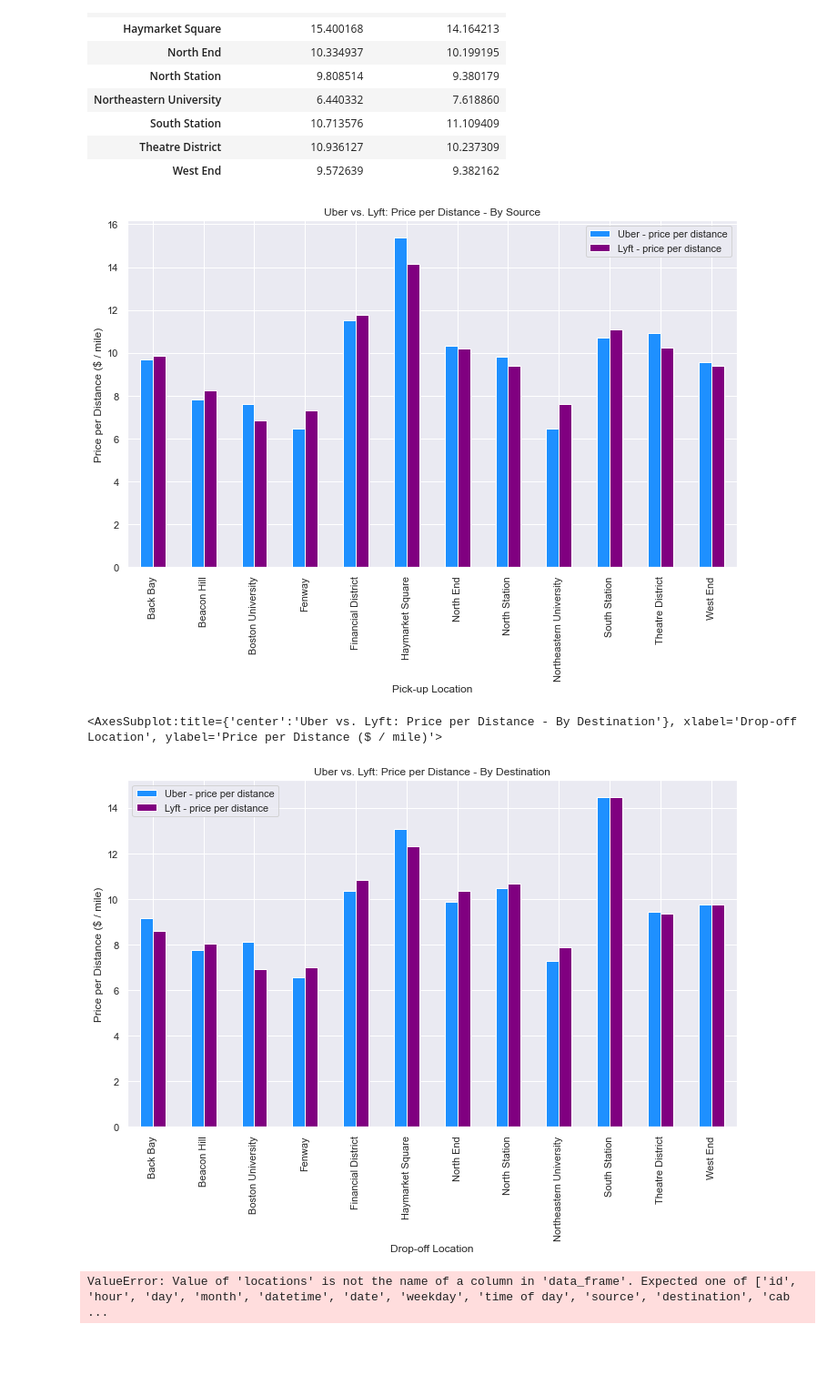
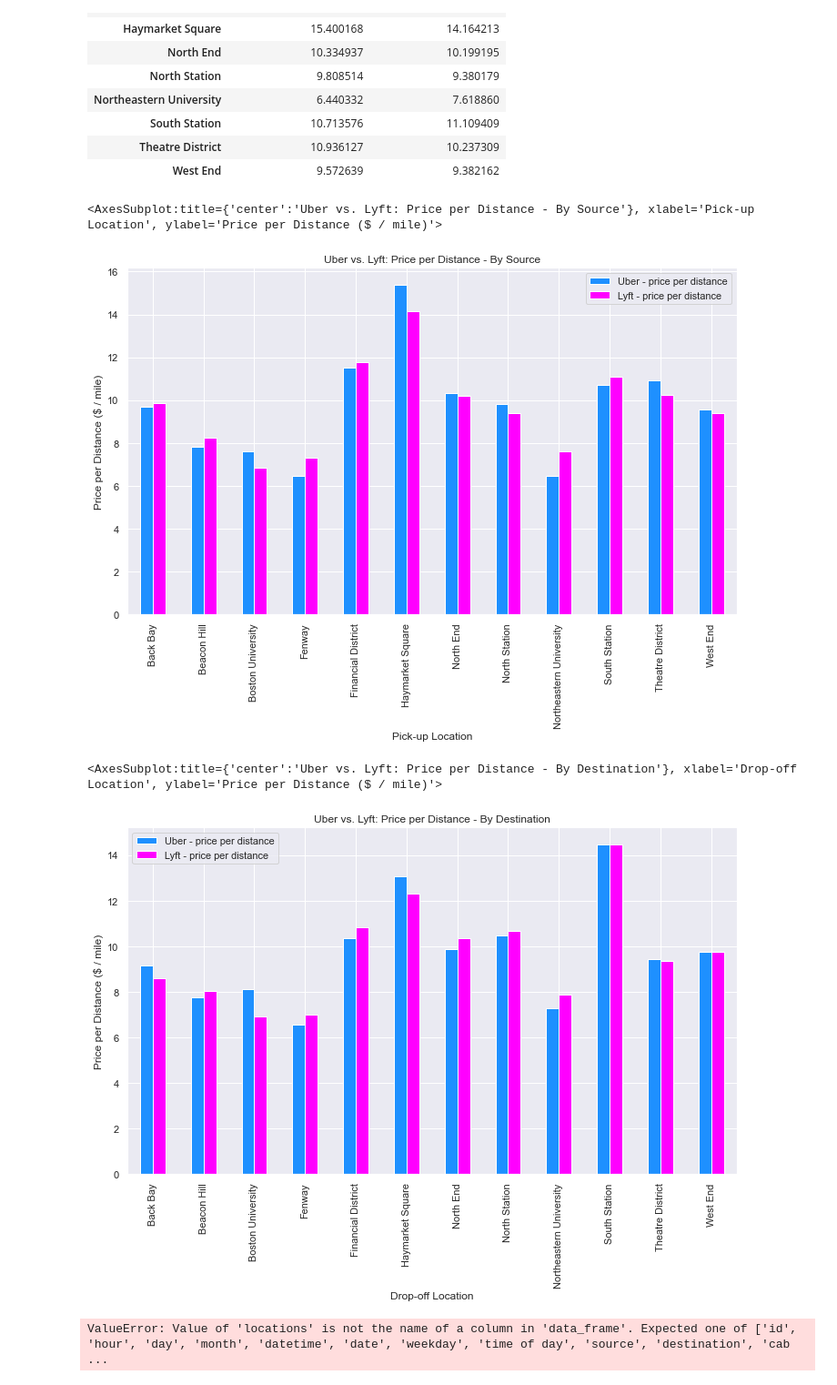
Before and after one commit to bburkey0425/rideshare_proj_DSA, a Jupyter notebook: Downloads/python_proj_rideshare/python_proj_rideshare.ipynb, the cells around one changed output. Shown at 91% size. Saved outputs shown, nothing was run; the diff lists cells and outputs as text; code cells hidden in the pictures; blank space fills up the shorter version.

```diff
--- a/Downloads/python_proj_rideshare/python_proj_rideshare.ipynb
+++ b/Downloads/python_proj_rideshare/python_proj_rideshare.ipynb
@@ -590,20 +667,20 @@ df_source_both
 | West End | 9.572639 | 9.382162 |
 # %%
 # Plot of Uber and Lyft prices per distance based on SOURCE (pick-up location)
-df_source_both.plot(kind='bar', color=['dodgerblue', 'purple'], title = 'Uber vs. Lyft: Price per Distance - By Source', xlabel = 'Pick-up Location', ylabel = 'Price per Distance ($ / mile)')
-df_source_both.ylabel = 'Price per Distance (miles)'
+df_source_both.plot(kind='bar', color=['dodgerblue', 'magenta'], title = 'Uber vs. Lyft: Price per Distance - By Source', xlabel = 'Pick-up Location', ylabel = 'Price per Distance ($ / mile)')
 # %% [output]
+<AxesSubplot:title={'center':'Uber vs. Lyft: Price per Distance - By Source'}, xlabel='Pick-up Location', ylabel='Price per Distance ($ / mile)'>
-[figure, old version]
+[figure, new version]
 # %%
 # Plot of Uber and Lyft prices per distance based on DESTINATION (drop-off location)
 df_uber_dest = df_uber.groupby('destination').mean()[['price_per']].sort_values(by='destination')
 df_lyft_dest = df_lyft.groupby('destination').mean()[['price_per']].sort_values(by='destination')
 df_dest_both = pd.merge(df_uber_dest, df_lyft_dest, on='destination')
 df_dest_both.columns = ['Uber - price per distance', 'Lyft - price per distance']
-df_dest_both.plot(kind='bar', color=['dodgerblue', 'purple'], title = 'Uber vs. Lyft: Price per Distance - By Destination', xlabel = 'Drop-off Location', ylabel = 'Price per Distance ($ / mile)')
+df_dest_both.plot(kind='bar', color=['dodgerblue', 'magenta'], title = 'Uber vs. Lyft: Price per Distance - By Destination', xlabel = 'Drop-off Location', ylabel = 'Price per Distance ($ / mile)')
 # %% [output]
 <AxesSubplot:title={'center':'Uber vs. Lyft: Price per Distance - By Destination'}, xlabel='Drop-off Location', ylabel='Price per Distance ($ / mile)'>
-[figure, old version]
+[figure, new version]
 # %%
 from urllib.request import urlopen
 import json
```
Also changed, not shown: parts of 19 cells of this notebook.
